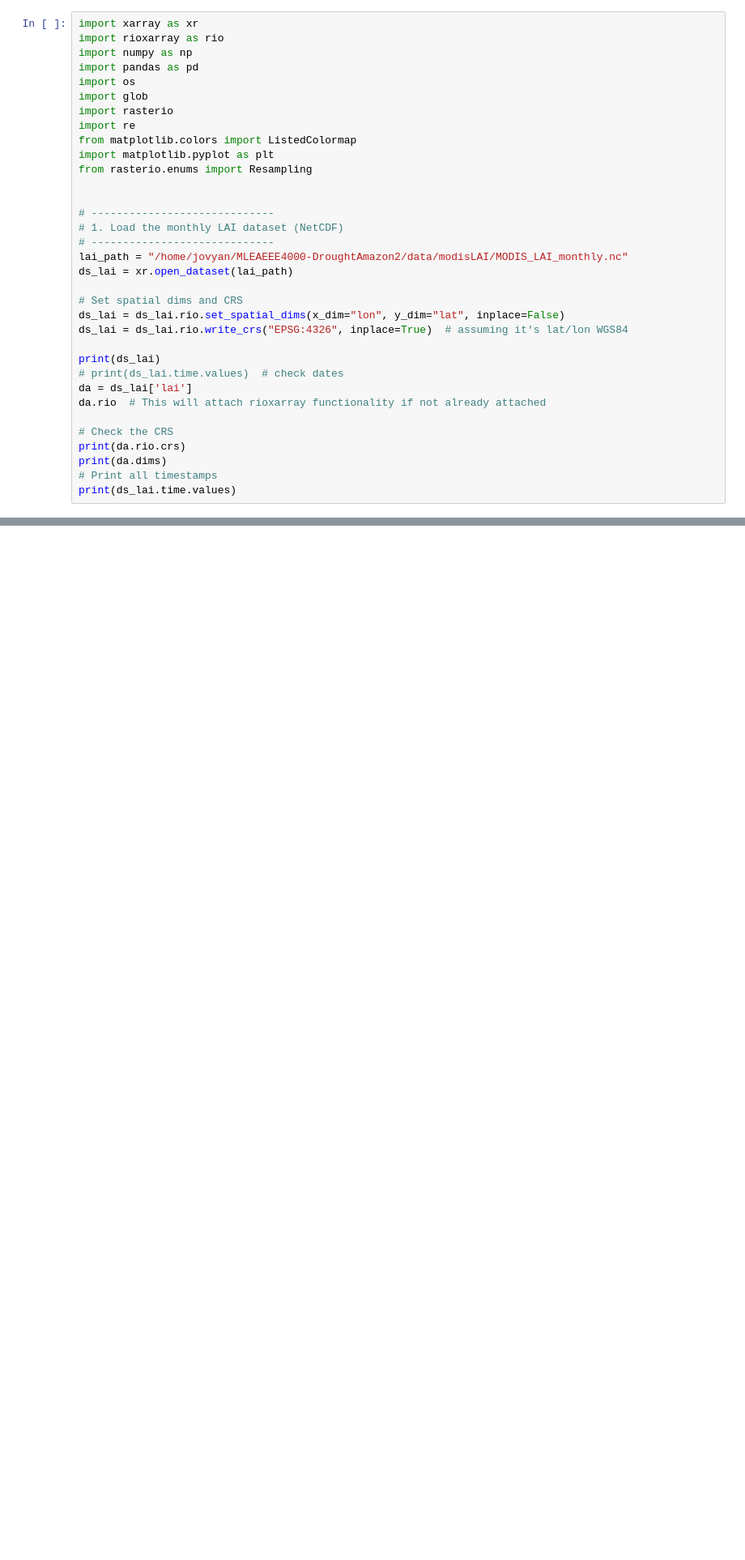
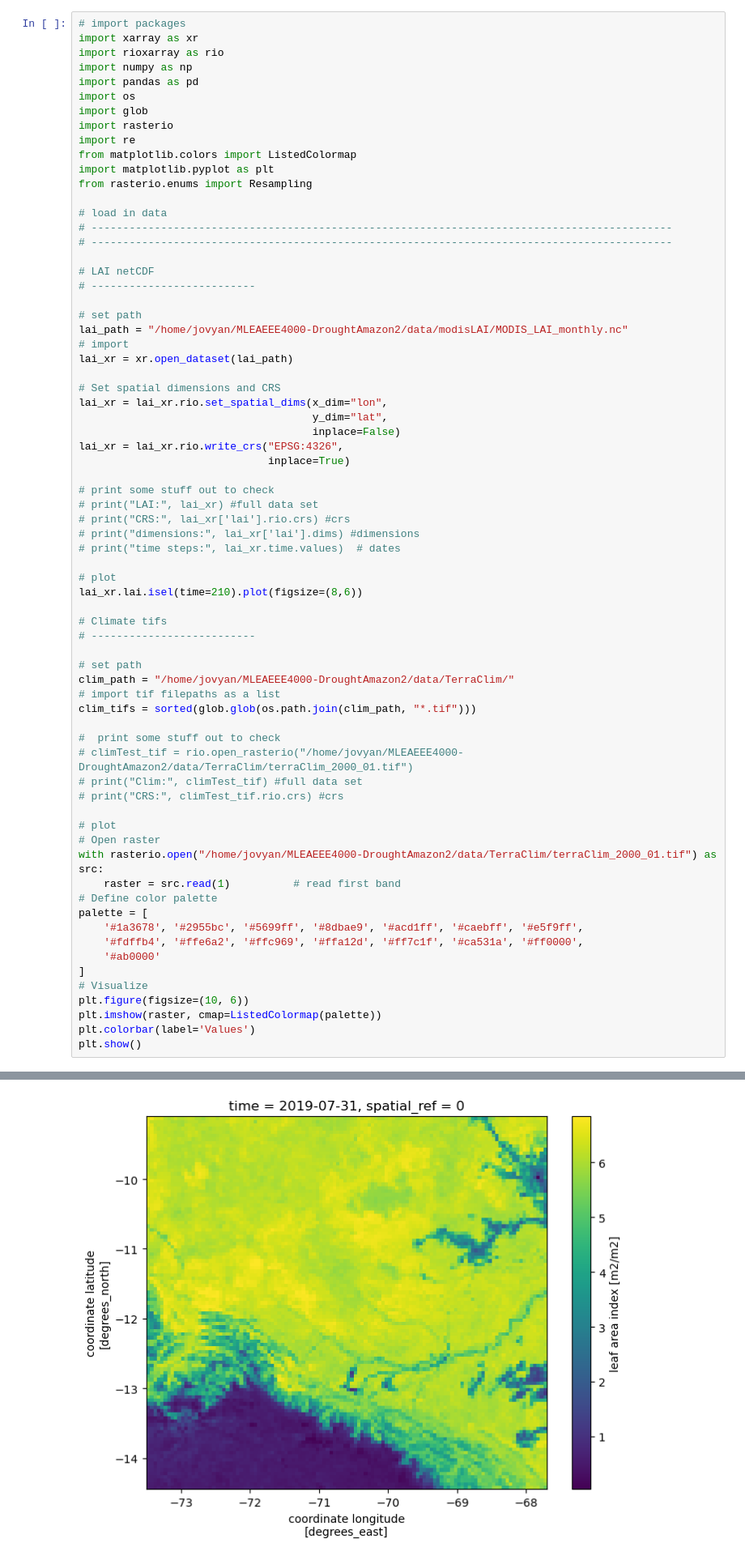
Before and after one commit to enikoebihari/MLEAEEE4000-DroughtAmazon2, a Jupyter notebook: scripts/4_compileDatasets.ipynb, the cells around one changed output, grey strips where cells are left out. Shown at 81% size. Cells and saved outputs as stored; diff of their text form; blank space fills up the shorter version.

```diff
--- a/scripts/4_compileDatasets.ipynb
+++ b/scripts/4_compileDatasets.ipynb
@@ -1,4 +13,5 @@
 # %%
+# import packages
 import xarray as xr
 import rioxarray as rio
 import numpy as np
@@ -11,25 +24,60 @@ from matplotlib.colors import ListedColormap
 import matplotlib.pyplot as plt
 from rasterio.enums import Resampling
 
+# load in data
+# --------------------------------------------------------------------------------------------
+# --------------------------------------------------------------------------------------------
 
-# -----------------------------
-# 1. Load the monthly LAI dataset (NetCDF)
-# -----------------------------
+# LAI netCDF
+# --------------------------
+
+# set path
 lai_path = "/home/jovyan/MLEAEEE4000-DroughtAmazon2/data/modisLAI/MODIS_LAI_monthly.nc"
-ds_lai = xr.open_dataset(lai_path)
+# import
+lai_xr = xr.open_dataset(lai_path)
 
-# Set spatial dims and CRS
-ds_lai = ds_lai.rio.set_spatial_dims(x_dim="lon", y_dim="lat", inplace=False)
-ds_lai = ds_lai.rio.write_crs("EPSG:4326", inplace=True)  # assuming it's lat/lon WGS84
+# Set spatial dimensions and CRS
+lai_xr = lai_xr.rio.set_spatial_dims(x_dim="lon",
+                                     y_dim="lat",
+                                     inplace=False)
+lai_xr = lai_xr.rio.write_crs("EPSG:4326",
+                              inplace=True)
 
-print(ds_lai)
-# print(ds_lai.time.values)  # check dates
-da = ds_lai['lai']
-da.rio  # This will attach rioxarray functionality if not already attached
+# print some stuff out to check
+# print("LAI:", lai_xr) #full data set
+# print("CRS:", lai_xr['lai'].rio.crs) #crs
+# print("dimensions:", lai_xr['lai'].dims) #dimensions
+# print("time steps:", lai_xr.time.values)  # dates
 
-# Check the CRS
-print(da.rio.crs)
-print(da.dims)
-# Print all timestamps
-print(ds_lai.time.values)
+# plot
+lai_xr.lai.isel(time=210).plot(figsize=(8,6))
+
+# Climate tifs
+# --------------------------
+
+# set path
+clim_path = "/home/jovyan/MLEAEEE4000-DroughtAmazon2/data/TerraClim/"
+# import tif filepaths as a list
+clim_tifs = sorted(glob.glob(os.path.join(clim_path, "*.tif")))
+
+#  print some stuff out to check
+# climTest_tif = rio.open_rasterio("/home/jovyan/MLEAEEE4000-DroughtAmazon2/data/TerraClim/terraClim_2000_01.tif")
+# print("Clim:", climTest_tif) #full data set
+# print("CRS:", climTest_tif.rio.crs) #crs
+
+# plot
+# Open raster
+with rasterio.open("/home/jovyan/MLEAEEE4000-DroughtAmazon2/data/TerraClim/terraClim_2000_01.tif") as src:
+    raster = src.read(1)          # read first band
+# Define color palette
+palette = [
+    '#1a3678', '#2955bc', '#5699ff', '#8dbae9', '#acd1ff', '#caebff', '#e5f9ff',
+    '#fdffb4', '#ffe6a2', '#ffc969', '#ffa12d', '#ff7c1f', '#ca531a', '#ff0000',
+    '#ab0000'
+]
+# Visualize
+plt.figure(figsize=(10, 6))
+plt.imshow(raster, cmap=ListedColormap(palette))
+plt.colorbar(label='Values')
+plt.show()
 # %% [output]
@@ -52,0 +84 @@ Attributes:
+[figure, added]
```
Also changed, not shown: parts of 14 cells of this notebook.
